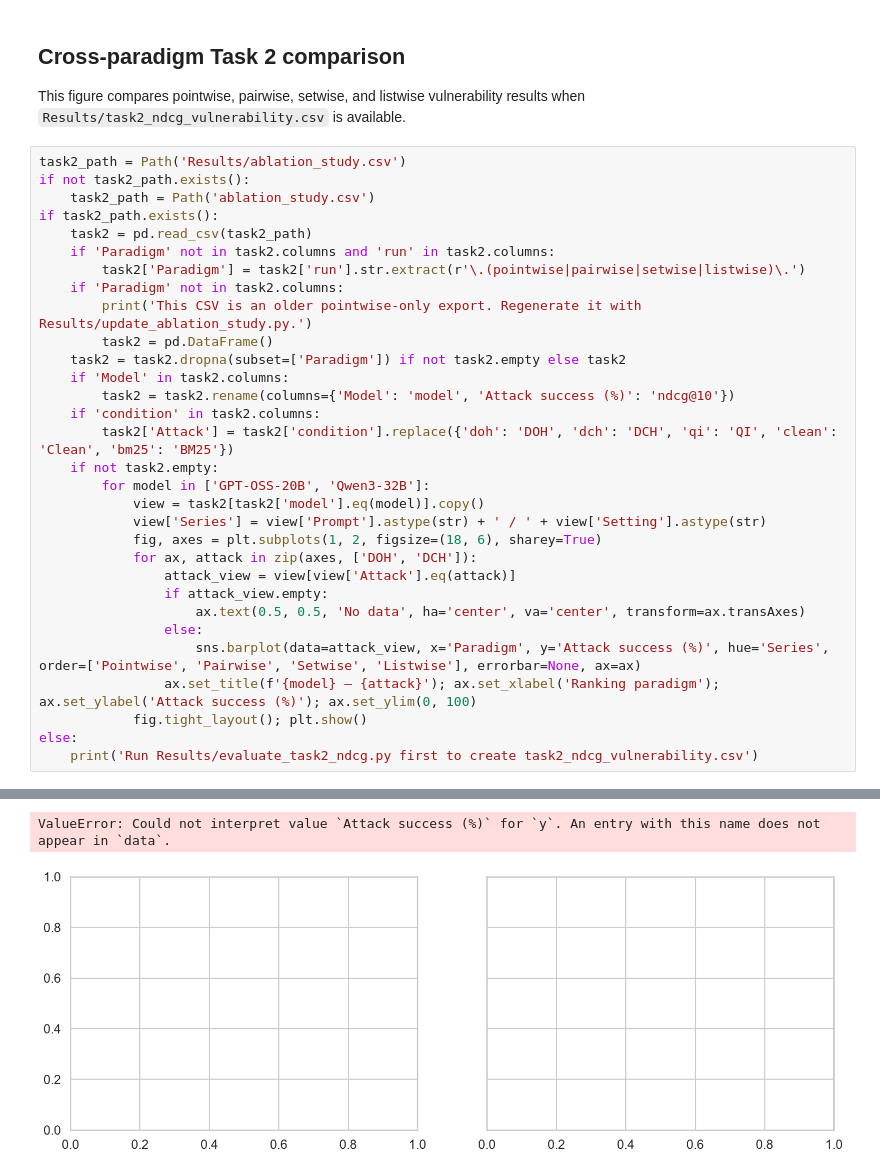
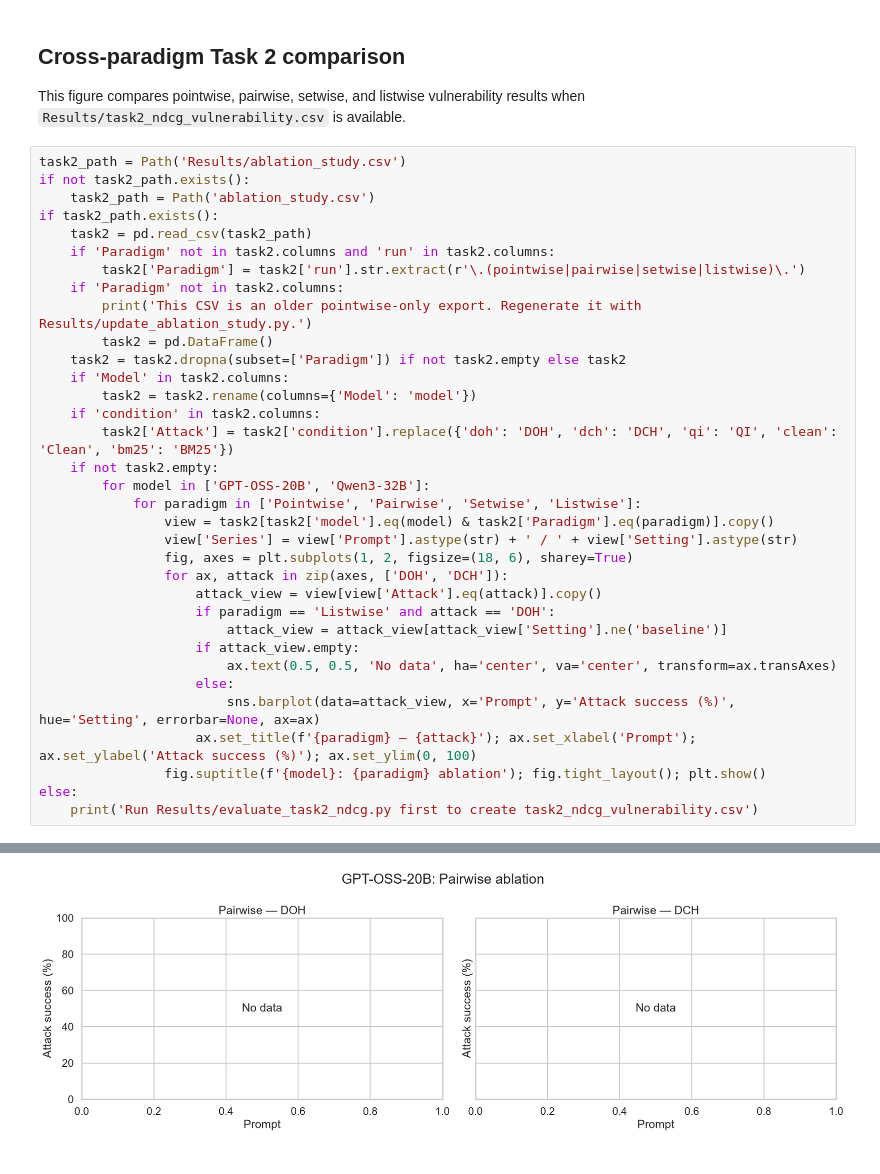
Before and after one commit to kaisergrimlock/LLM-Ranker-Attack, a Jupyter notebook: Results/ablation_study_visualization.ipynb, the cells around one changed output, grey strips where cells are left out. Cells and saved outputs as stored; diff of their text form.

```diff
--- a/Results/ablation_study_visualization.ipynb
+++ b/Results/ablation_study_visualization.ipynb
@@ -64,22 +64,25 @@ if task2_path.exists():
         task2 = pd.DataFrame()
     task2 = task2.dropna(subset=['Paradigm']) if not task2.empty else task2
     if 'Model' in task2.columns:
-        task2 = task2.rename(columns={'Model': 'model', 'Attack success (%)': 'ndcg@10'})
+        task2 = task2.rename(columns={'Model': 'model'})
     if 'condition' in task2.columns:
         task2['Attack'] = task2['condition'].replace({'doh': 'DOH', 'dch': 'DCH', 'qi': 'QI', 'clean': 'Clean', 'bm25': 'BM25'})
     if not task2.empty:
         for model in ['GPT-OSS-20B', 'Qwen3-32B']:
-            view = task2[task2['model'].eq(model)].copy()
-            view['Series'] = view['Prompt'].astype(str) + ' / ' + view['Setting'].astype(str)
-            fig, axes = plt.subplots(1, 2, figsize=(18, 6), sharey=True)
-            for ax, attack in zip(axes, ['DOH', 'DCH']):
-                attack_view = view[view['Attack'].eq(attack)]
-                if attack_view.empty:
-                    ax.text(0.5, 0.5, 'No data', ha='center', va='center', transform=ax.transAxes)
-                else:
-                    sns.barplot(data=attack_view, x='Paradigm', y='Attack success (%)', hue='Series', order=['Pointwise', 'Pairwise', 'Setwise', 'Listwise'], errorbar=None, ax=ax)
-                ax.set_title(f'{model} — {attack}'); ax.set_xlabel('Ranking paradigm'); ax.set_ylabel('Attack success (%)'); ax.set_ylim(0, 100)
-            fig.tight_layout(); plt.show()
+            for paradigm in ['Pointwise', 'Pairwise', 'Setwise', 'Listwise']:
+                view = task2[task2['model'].eq(model) & task2['Paradigm'].eq(paradigm)].copy()
+                view['Series'] = view['Prompt'].astype(str) + ' / ' + view['Setting'].astype(str)
+                fig, axes = plt.subplots(1, 2, figsize=(18, 6), sharey=True)
+                for ax, attack in zip(axes, ['DOH', 'DCH']):
+                    attack_view = view[view['Attack'].eq(attack)].copy()
+                    if paradigm == 'Listwise' and attack == 'DOH':
+                        attack_view = attack_view[attack_view['Setting'].ne('baseline')]
+                    if attack_view.empty:
+                        ax.text(0.5, 0.5, 'No data', ha='center', va='center', transform=ax.transAxes)
+                    else:
+                        sns.barplot(data=attack_view, x='Prompt', y='Attack success (%)', hue='Setting', errorbar=None, ax=ax)
+                    ax.set_title(f'{paradigm} — {attack}'); ax.set_xlabel('Prompt'); ax.set_ylabel('Attack success (%)'); ax.set_ylim(0, 100)
+                fig.suptitle(f'{model}: {paradigm} ablation'); fig.tight_layout(); plt.show()
 else:
     print('Run Results/evaluate_task2_ndcg.py first to create task2_ndcg_vulnerability.csv')
 # %% [output]
@@ -87,2 +90 @@ else:
-ValueError: Could not interpret value `Attack success (%)` for `y`. An entry with this name does not appear in `data`.
-[figure, old version]
+[figure, new version]
```
Also changed, not shown: parts of 3 cells of this notebook, 1 other file.
